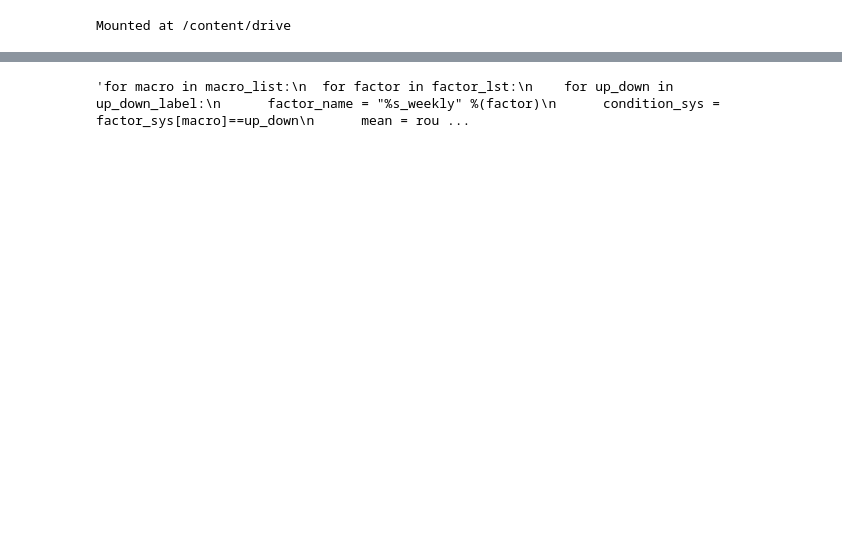
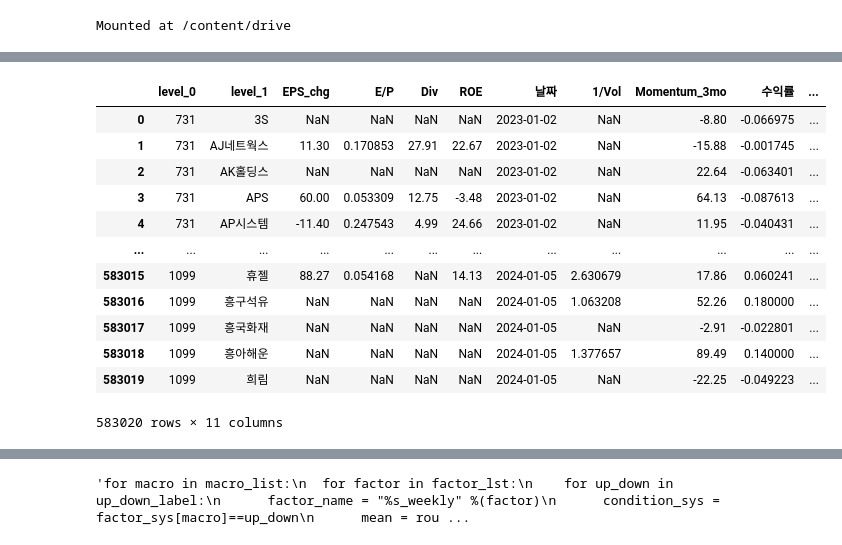
Before and after one commit to Nohgyumin0812/FactorAnalysis, a Jupyter notebook: factor_analysis.ipynb, the cells around one changed output, grey strips where cells are left out. Drawn from its saved outputs; the diff is of its cells as text; code cells hidden in the pictures; blank space fills up the shorter version.

```diff
--- a/factor_analysis.ipynb
+++ b/factor_analysis.ipynb
@@ -57,3 +70,30 @@ df.columns = new_columns_name
 stack_condition = df['날짜'] == date_column.tolist()[-1]
 factor_stack = df.loc[stack_condition]
 factor_stack.to_excel('/content/drive/MyDrive/factor_stack.xlsx')
+# %%
+condition_Market_cap = df['Market_cap']> 1/300000  #시가총액 3000억이상
+df.loc[condition_Market_cap, 'Market_cap'] = np.nan
+
+
+condition_vol = df['1/Vol'] == np.inf
+df.loc[condition_vol, '1/Vol'] = np.nan
+condition_vol11 = df['수익률'] < 0.00000001
+df.loc[condition_vol11, '1/Vol'] = np.nan
+
+df = df[~df['level_1'].str.contains('스팩')]
+df = df[df['날짜'] > '2023-01-01'].reset_index(drop = True)
+df
+# %% [output]
+|  | level_0 | level_1 | EPS_chg | E/P | Div | ROE | 날짜 | 1/Vol | Momentum_3mo | 수익률 | ... |
+| 0 | 731 | 3S | NaN | NaN | NaN | NaN | 2023-01-02 | NaN | -8.80 | -0.066975 | ... |
+| 1 | 731 | AJ네트웍스 | 11.30 | 0.170853 | 27.91 | 22.67 | 2023-01-02 | NaN | -15.88 | -0.001745 | ... |
+| 2 | 731 | AK홀딩스 | NaN | NaN | NaN | NaN | 2023-01-02 | NaN | 22.64 | -0.063401 | ... |
+| 3 | 731 | APS | 60.00 | 0.053309 | 12.75 | -3.48 | 2023-01-02 | NaN | 64.13 | -0.087613 | ... |
+| 4 | 731 | AP시스템 | -11.40 | 0.247543 | 4.99 | 24.66 | 2023-01-02 | NaN | 11.95 | -0.040431 | ... |
+| ... | ... | ... | ... | ... | ... | ... | ... | ... | ... | ... | ... |
+| 583015 | 1099 | 휴젤 | 88.27 | 0.054168 | NaN | 14.13 | 2024-01-05 | 2.630679 | 17.86 | 0.060241 | ... |
+| 583016 | 1099 | 흥구석유 | NaN | NaN | NaN | NaN | 2024-01-05 | 1.063208 | 52.26 | 0.180000 | ... |
+| 583017 | 1099 | 흥국화재 | NaN | NaN | NaN | NaN | 2024-01-05 | NaN | -2.91 | -0.022801 | ... |
+| 583018 | 1099 | 흥아해운 | NaN | NaN | NaN | NaN | 2024-01-05 | 1.377657 | 89.49 | 0.140000 | ... |
+| 583019 | 1099 | 희림 | NaN | NaN | NaN | NaN | 2024-01-05 | NaN | -22.25 | -0.049223 | ... |
+583020 rows × 11 columns
```
Also changed, not shown: parts of 20 cells of this notebook.
